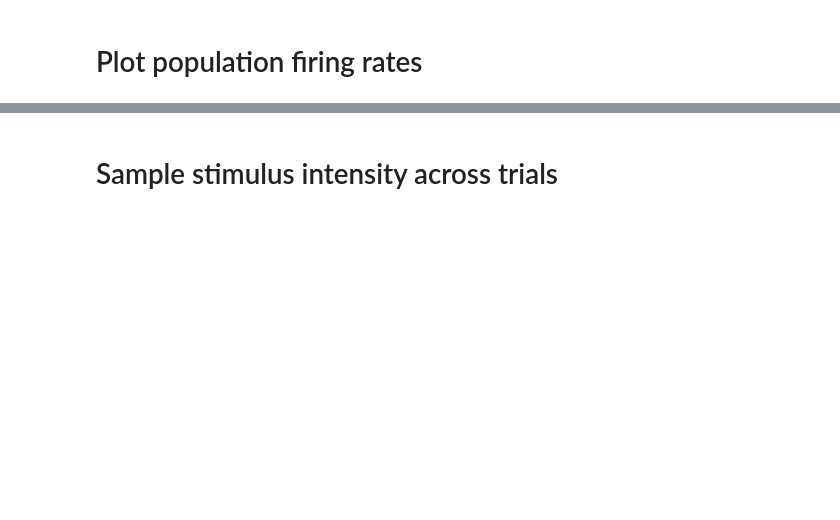
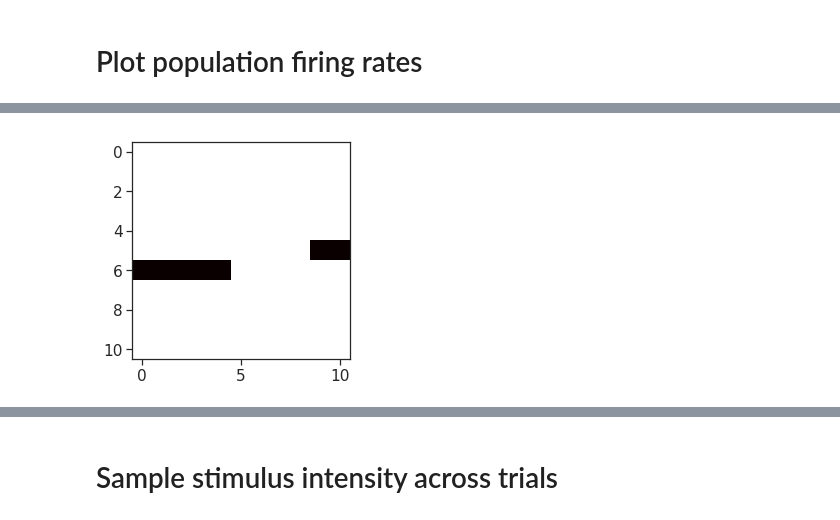
Before and after one commit to CoAxLab/CBGT, a Jupyter notebook: CBGT_PLOSCompBio2019_Demo - Continuous.ipynb, the cells around one changed output, grey strips where cells are left out. Cells and saved outputs as stored; diff of their text form; code cells hidden in the pictures; blank space fills up the shorter version.

```diff
--- a/CBGT_PLOSCompBio2019_Demo - Continuous.ipynb
+++ b/CBGT_PLOSCompBio2019_Demo - Continuous.ipynb
@@ -211,0 +278,5 @@ ax1[1].set_ylim(0,100)
+# %%
+plt.imshow(dctable, cmap='hot', interpolation='nearest')
+plt.show()
+# %% [output]
+[figure, added]
```
Also changed, not shown: parts of 19 cells of this notebook.
